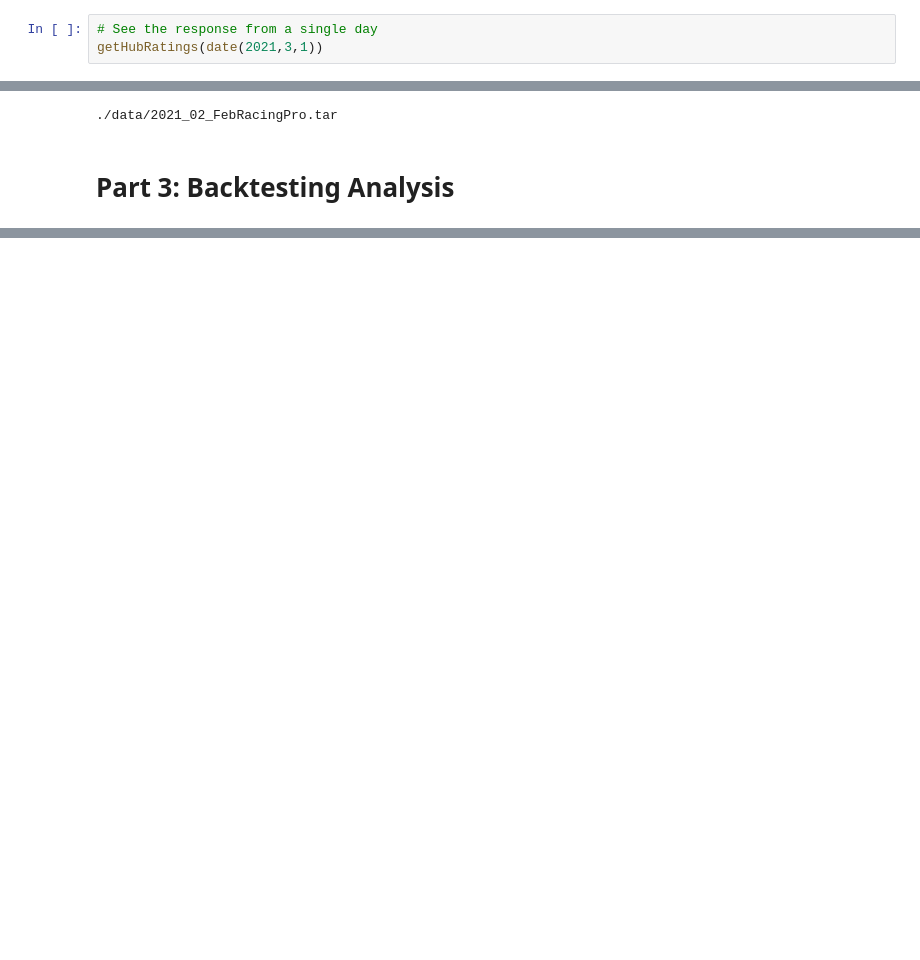
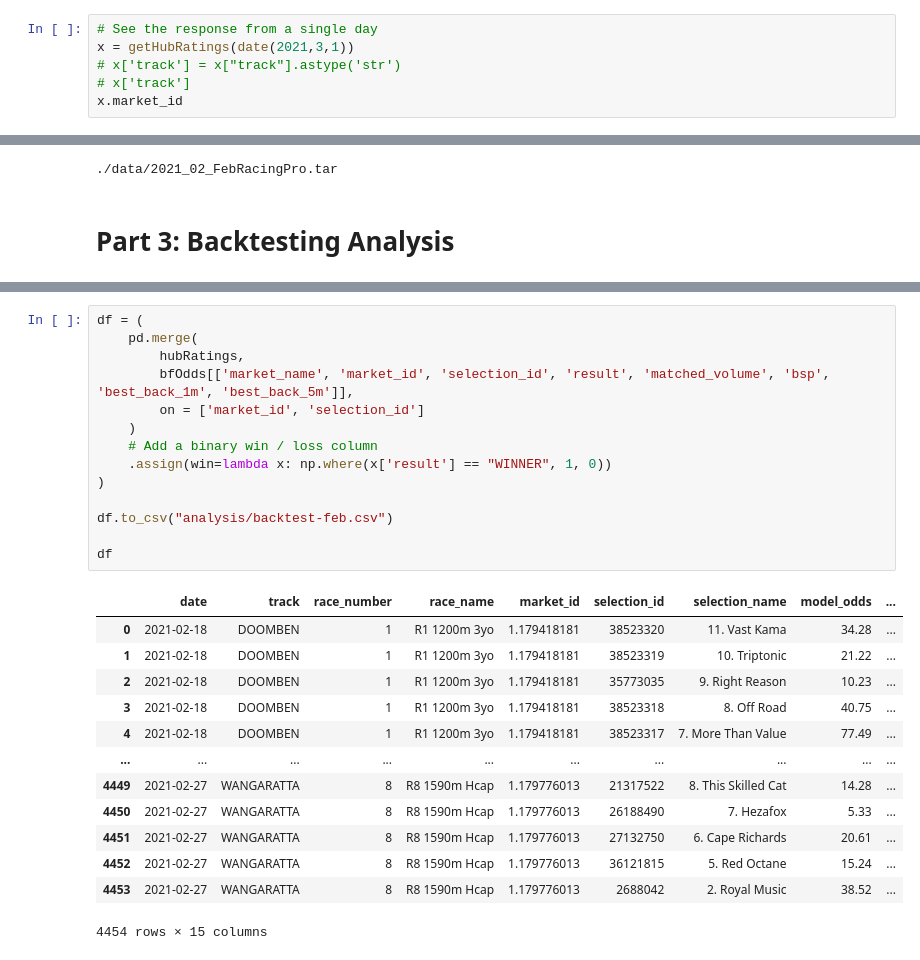
Before and after one commit to TMBish/bfStreamTutorials, a Jupyter notebook: 04-backtesting-article-first-draft.ipynb, the cells around one changed output, grey strips where cells are left out. Saved outputs shown, nothing was run; the diff lists cells and outputs as text; blank space fills up the shorter version.

Commit message:
More work on backtesting firrst draft

```diff
--- a/04-backtesting-article-first-draft.ipynb
+++ b/04-backtesting-article-first-draft.ipynb
@@ -100,4 +109,7 @@ def getHubRatings(dte):
 # %%
 # See the response from a single day
-getHubRatings(date(2021,3,1))
+x = getHubRatings(date(2021,3,1))
+# x['track'] = x["track"].astype('str')
+# x['track']
+x.market_id
 # %% [output]
@@ -422,0 +453,28 @@ with open("outputs/tho-odds-feb.csv", "w+") as output:
+# %%
+df = (
+    pd.merge(
+        hubRatings,
+        bfOdds[['market_name', 'market_id', 'selection_id', 'result', 'matched_volume', 'bsp', 'best_back_1m', 'best_back_5m']],
+        on = ['market_id', 'selection_id']
+    )
+    # Add a binary win / loss column
+    .assign(win=lambda x: np.where(x['result'] == "WINNER", 1, 0))
+)
+
+df.to_csv("analysis/backtest-feb.csv")
+
+df
+# %% [output]
+|  | date | track | race_number | race_name | market_id | selection_id | selection_name | model_odds | ... |
+| 0 | 2021-02-18 | DOOMBEN | 1 | R1 1200m 3yo | 1.179418181 | 38523320 | 11. Vast Kama | 34.28 | ... |
+| 1 | 2021-02-18 | DOOMBEN | 1 | R1 1200m 3yo | 1.179418181 | 38523319 | 10. Triptonic | 21.22 | ... |
+| 2 | 2021-02-18 | DOOMBEN | 1 | R1 1200m 3yo | 1.179418181 | 35773035 | 9. Right Reason | 10.23 | ... |
+| 3 | 2021-02-18 | DOOMBEN | 1 | R1 1200m 3yo | 1.179418181 | 38523318 | 8. Off Road | 40.75 | ... |
+| 4 | 2021-02-18 | DOOMBEN | 1 | R1 1200m 3yo | 1.179418181 | 38523317 | 7. More Than Value | 77.49 | ... |
+| ... | ... | ... | ... | ... | ... | ... | ... | ... | ... |
+| 4449 | 2021-02-27 | WANGARATTA | 8 | R8 1590m Hcap | 1.179776013 | 21317522 | 8. This Skilled Cat | 14.28 | ... |
+| 4450 | 2021-02-27 | WANGARATTA | 8 | R8 1590m Hcap | 1.179776013 | 26188490 | 7. Hezafox | 5.33 | ... |
+| 4451 | 2021-02-27 | WANGARATTA | 8 | R8 1590m Hcap | 1.179776013 | 27132750 | 6. Cape Richards | 20.61 | ... |
+| 4452 | 2021-02-27 | WANGARATTA | 8 | R8 1590m Hcap | 1.179776013 | 36121815 | 5. Red Octane | 15.24 | ... |
+| 4453 | 2021-02-27 | WANGARATTA | 8 | R8 1590m Hcap | 1.179776013 | 2688042 | 2. Royal Music | 38.52 | ... |
+4454 rows × 15 columns
```
Also changed, not shown: parts of 16 cells of this notebook, 7 other files.
